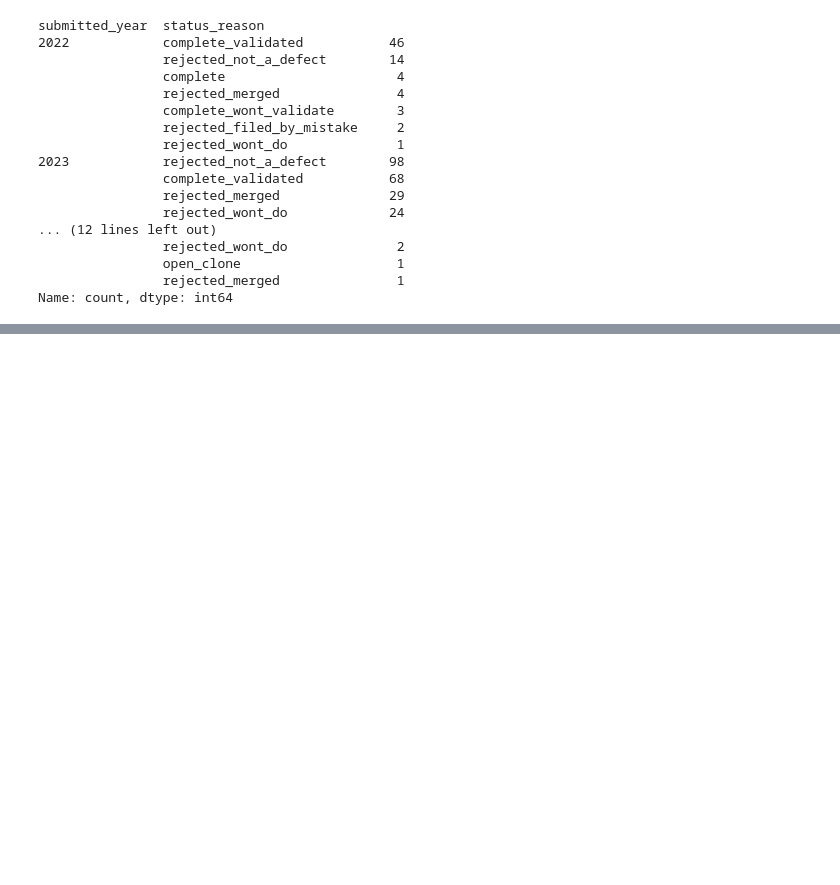
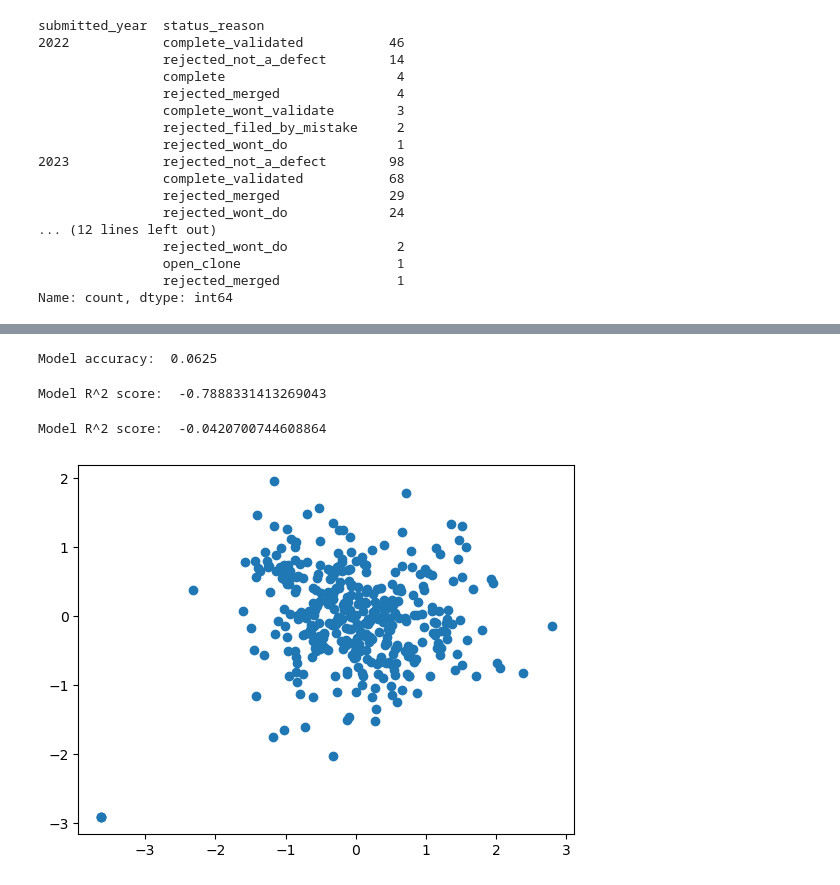
Before and after one commit to oscarhernandezmartinez/AI_WORKSHOP, a Jupyter notebook: TEAM2_EMR_AI_WORKSHOP.ipynb, the cells around one changed output, grey strips where cells are left out. Cells and saved outputs as stored; diff of their text form; code cells hidden in the pictures; blank space fills up the shorter version.

```diff
--- a/TEAM2_EMR_AI_WORKSHOP.ipynb
+++ b/TEAM2_EMR_AI_WORKSHOP.ipynb
@@ -493,0 +559,7 @@ Name: count, dtype: int64
+# %%
+import spacy
+nlp = spacy.load("en_core_web_sm")
+
+# Procesar cada texto en la columna del DataFrame
+emr_data1['processed'] = emr_data1['title'].apply(lambda x: nlp(x))
+print(emr_data1['processed'])
@@ -493,0 +579,4 @@ Name: count, dtype: int64
+# %%
+# Extraer vectores
+emr_data1['vector'] = emr_data1['processed'].apply(lambda doc: doc.vector)
+print(emr_data1['vector'])
@@ -493,0 +612,53 @@ Name: count, dtype: int64
+# %%
+from sklearn.linear_model import LogisticRegression
+from sklearn.model_selection import train_test_split
+
+
+X_train, X_test, y_train, y_test = train_test_split(emr_data1['vector'].tolist(), emr_data1['days_between'], test_size=0.3, random_state=42)
+
+# Train a logistic regression model
+clf = LogisticRegression()
+clf.fit(X_train, y_train)
+
+# Evaluate the model
+print("Model accuracy: ", clf.score(X_test, y_test))
+# %% [output]
+Model accuracy:  0.0625
+# %%
+from sklearn.linear_model import LinearRegression
+
+# Train a linear regression model
+reg = LinearRegression()
+reg.fit(X_train, y_train)
+
+# Evaluate the model
+print("Model R^2 score: ", reg.score(X_test, y_test))
+# %% [output]
+Model R^2 score:  -0.7888331413269043
+# %%
+from sklearn.ensemble import RandomForestRegressor
+
+# Train a random forest regressor
+rf = RandomForestRegressor()
+rf.fit(X_train, y_train)
+
+# Evaluate the model
+print("Model R^2 score: ", rf.score(X_test, y_test))
+# %% [output]
+Model R^2 score:  -0.0420700744608864
+# %%
+from sklearn.decomposition import PCA
+import matplotlib.pyplot as plt
+
+# Convert vectors to a list for PCA
+vector_list = emr_data1['vector'].tolist()
+
+# Apply PCA to reduce dimensionality to 2D
+pca = PCA(n_components=2)
+reduced_vectors = pca.fit_transform(vector_list)
+
+# Plot the reduced vectors
+plt.scatter(reduced_vectors[:, 0], reduced_vectors[:, 1])
+plt.show()
+# %% [output]
+[figure, added]
```
Also changed, not shown: parts of 10 cells of this notebook.
